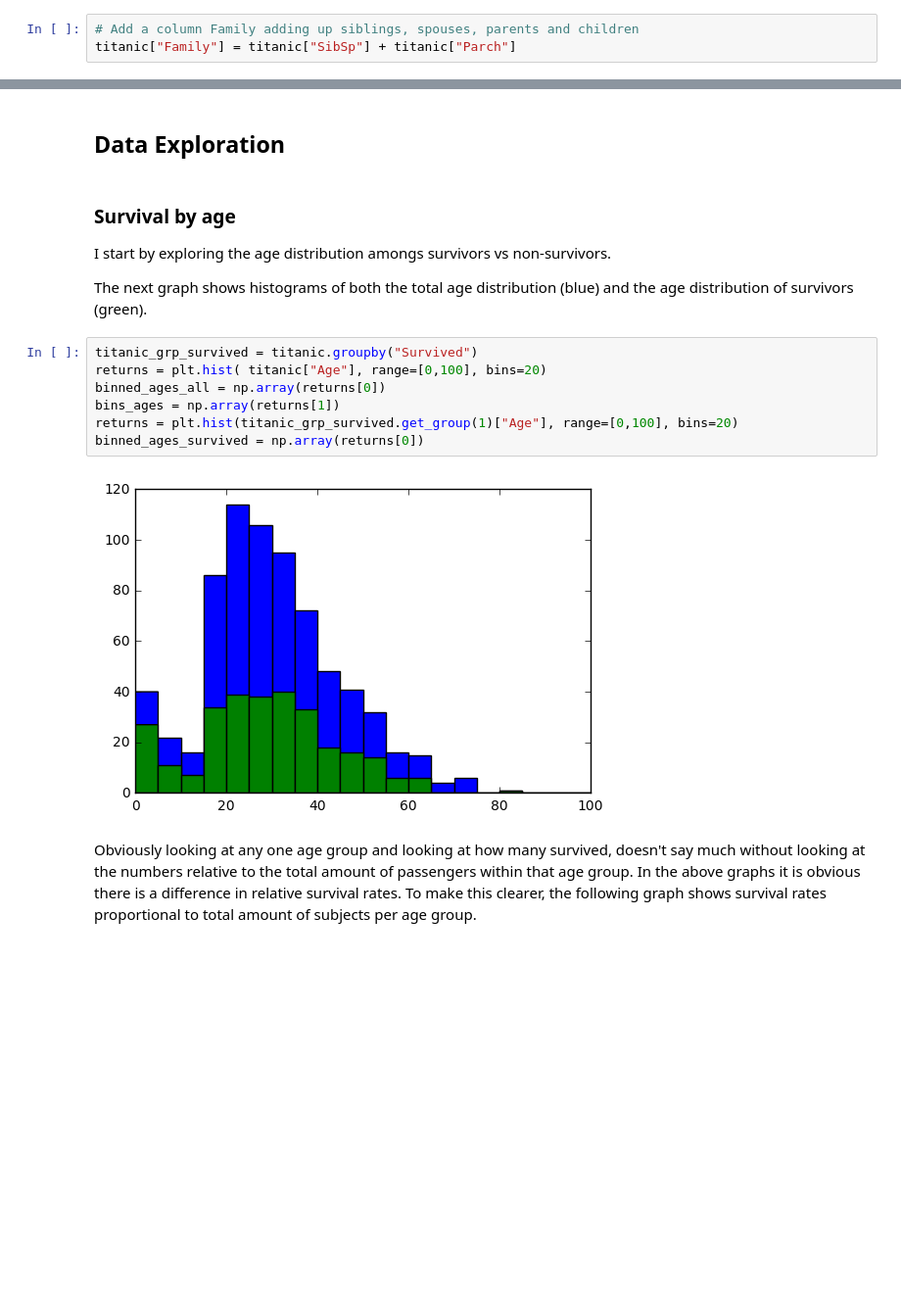
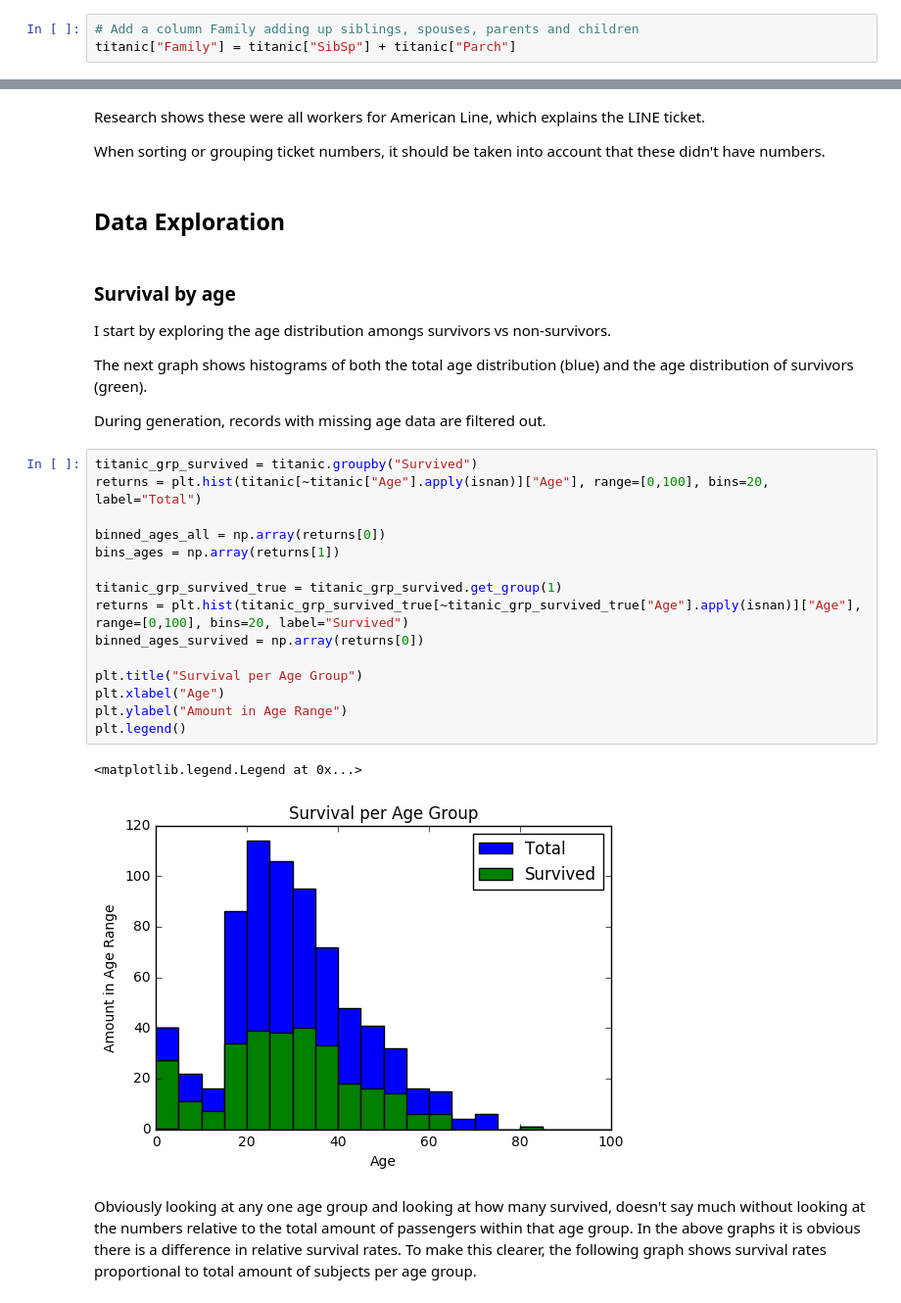
Before and after one commit to dieterannys/udacity_dand_p2, a Jupyter notebook: dand_dieter_annys_p2_investigate_a_dataset.ipynb, the cells around one changed output, grey strips where cells are left out. Shown: that part at 98% size. Drawn from its saved outputs; the diff is of its cells as text; blank space fills up the shorter version.

```diff
--- a/dand_dieter_annys_p2_investigate_a_dataset.ipynb
+++ b/dand_dieter_annys_p2_investigate_a_dataset.ipynb
@@ -140,3 +172,7 @@ titanic.head()
+# %% [markdown]
+Research shows these were all workers for American Line, which explains the LINE ticket.
+
+When sorting or grouping ticket numbers, it should be taken into account that these didn't have numbers.
 # %% [markdown]
 ## Data Exploration
 # %% [markdown]
@@ -145,15 +181,26 @@ titanic.head()
 I start by exploring the age distribution amongs survivors vs non-survivors.
 
 The next graph shows histograms of both the total age distribution (blue) and the age distribution of survivors (green).
+
+During generation, records with missing age data are filtered out.
 # %%
 titanic_grp_survived = titanic.groupby("Survived")
-returns = plt.hist( titanic["Age"], range=[0,100], bins=20)
+returns = plt.hist(titanic[~titanic["Age"].apply(isnan)]["Age"], range=[0,100], bins=20, label="Total")
+
 binned_ages_all = np.array(returns[0])
 bins_ages = np.array(returns[1])
-returns = plt.hist(titanic_grp_survived.get_group(1)["Age"], range=[0,100], bins=20)
+
+titanic_grp_survived_true = titanic_grp_survived.get_group(1)
+returns = plt.hist(titanic_grp_survived_true[~titanic_grp_survived_true["Age"].apply(isnan)]["Age"], range=[0,100], bins=20, label="Survived")
 binned_ages_survived = np.array(returns[0])
+
+plt.title("Survival per Age Group")
+plt.xlabel("Age")
+plt.ylabel("Amount in Age Range")
+plt.legend()
 # %% [output]
+<matplotlib.legend.Legend at 0x...>
-[figure, old version]
+[figure, new version]
 # %% [markdown]
 Obviously looking at any one age group and looking at how many survived, doesn't say much without looking at the numbers relative to the total amount of passengers within that age group. In the above graphs it is obvious there is a difference in relative survival rates. To make this clearer, the following graph shows survival rates proportional to total amount of subjects per age group.
 # %%
```
Also changed, not shown: parts of 20 cells of this notebook, 1 other file.
